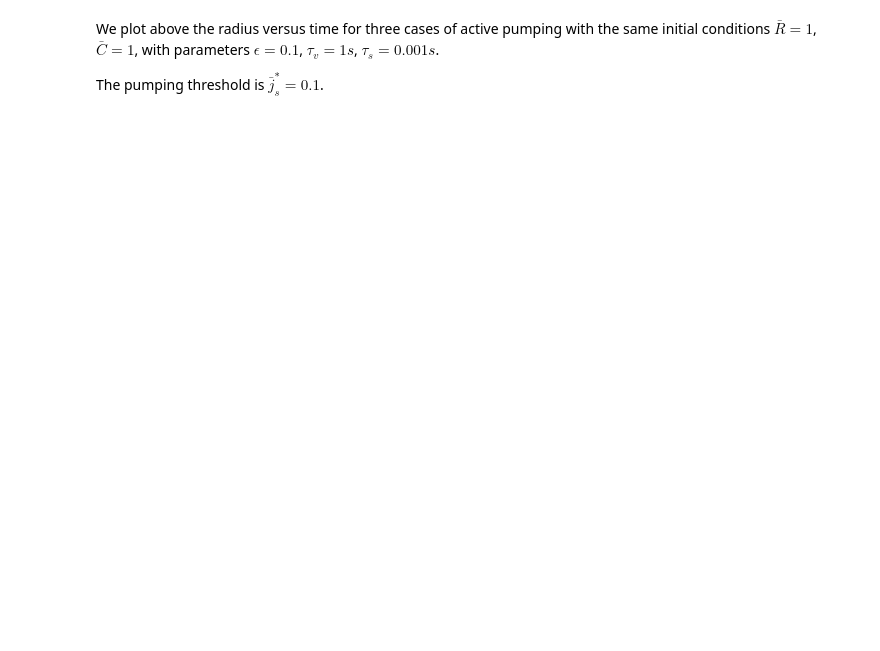
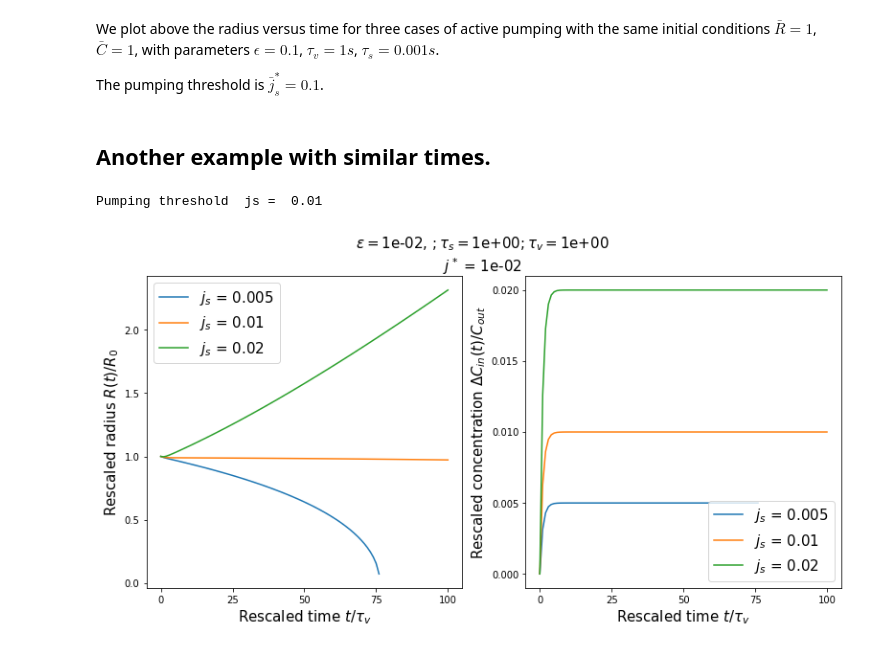
Before and after one commit to VirtualEmbryo/blastocoel_review, a Jupyter notebook: pumping.ipynb, the cells around one changed output. Drawn from its saved outputs; the diff is of its cells as text; code cells hidden in the pictures; blank space fills up the shorter version.

```diff
--- a/pumping.ipynb
+++ b/pumping.ipynb
@@ -87,3 +116,46 @@ Pumping threshold  js =  0.1
 We plot above the radius versus time for three cases of active pumping with the same initial conditions $\bar{R} = 1$, $\bar{C} = 1$, with parameters $\epsilon = 0.1$, $\tau_v = 1 s$, $\tau_s = 0.001 s$.
 
 The pumping threshold is $\bar{j}^*_s = 0.1$.
+# %% [markdown]
+## Another example with similar times.
+# %%
+R0, deltaC0 = 1., 0.
+
+eps = 1e-2
+taus, tauv = 1., 1.
+
+t = np.linspace(0., 100., 101)
+
+
+jstar = eps/R0
+print('Pumping threshold ', 'js = ', jstar)
+
+js_list = np.array([0.5, 1., 2.])*jstar
+
+fig, ax = plt.subplots(1,2, figsize=(13,6))
+
+for js in js_list:
+    y0 = [R0, deltaC0]
+    sol = odeint(f, y0, t, args=(eps, js, taus, tauv))
+    ax[0].plot(t, sol[:, 0], label = r'$j_s$ = '+str(js))
+    ax[1].plot(t, sol[:, 1], label = r'$j_s$ = '+str(js))
+
+ax[0].legend(fontsize=15)
+ax[1].legend(fontsize=15)
+ax[0].xaxis.set_major_locator(MaxNLocator(5))
+ax[1].xaxis.set_major_locator(MaxNLocator(5))
+ax[0].yaxis.set_major_locator(MaxNLocator(5))
+ax[1].yaxis.set_major_locator(MaxNLocator(5))
+
+ax[0].set_xlabel(r'Rescaled time $t/\tau_v$', fontsize=15)
+ax[1].set_xlabel(r'Rescaled time $t/\tau_v$', fontsize=15)
+ax[0].set_ylabel(r'Rescaled radius $R(t)/R_0$', fontsize=15)
+ax[1].set_ylabel(r'Rescaled concentration $\Delta C_{in}(t)/C_{out}$', fontsize=15)
+
+plt.suptitle(r'$\epsilon=$'+"{:2.0e}".format(eps)+r', $ ; \tau_s = $'+"{:2.0e}".format(taus)+ r'$ ; \tau_v =$'+"{:2.0e}".format(tauv) + '\n' + r'$j^*$ = '+"{:2.0e}".format(jstar), fontsize=15)
+#plt.savefig('pumping_threshold.eps', format='eps')
+
+plt.show()
+# %% [output]
+Pumping threshold  js =  0.01
+[figure, added]
```
Also changed, not shown: parts of 7 cells of this notebook, 1 other file.
